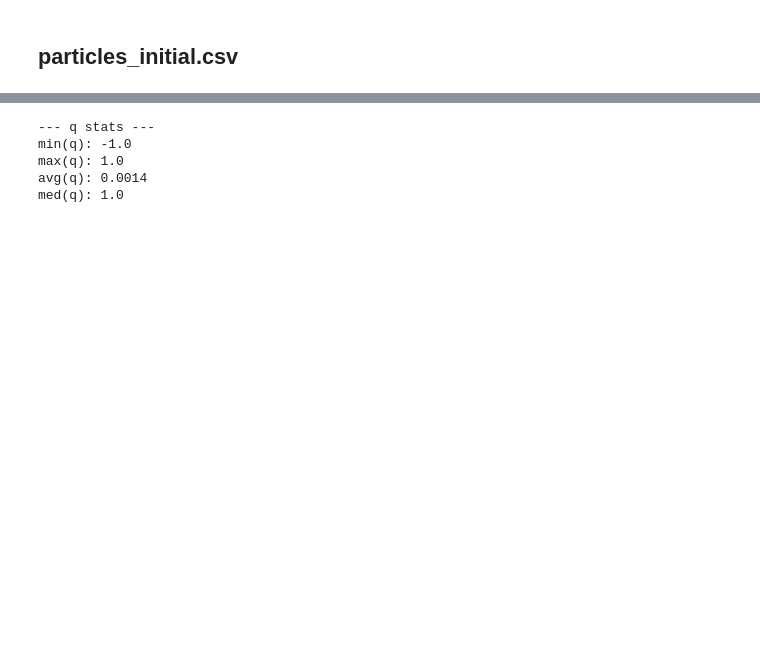
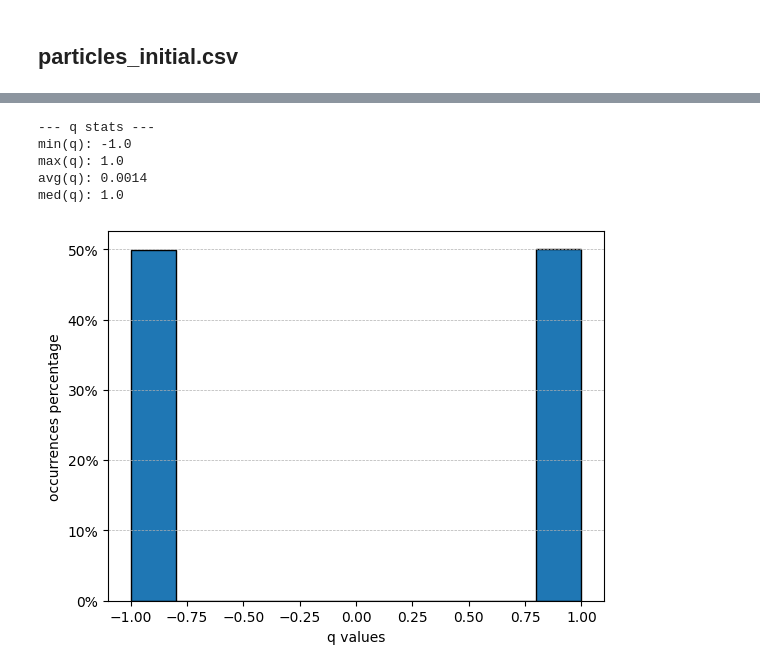
Before and after one commit to P4ndaM1x/engineering-dissertation, a Jupyter notebook: raw_data/exploration.ipynb, the cells around one changed output, grey strips where cells are left out. Cells and saved outputs as stored; diff of their text form; code cells hidden in the pictures; blank space fills up the shorter version.

```diff
--- a/raw_data/exploration.ipynb
+++ b/raw_data/exploration.ipynb
@@ -159,8 +196,10 @@ med(pt): 5.432232618331909
 # %%
 print_basic_stats(particles_initial_df, 'q')
+plot_histogram(particles_initial_df, 'q')
 # %% [output]
 --- q stats ---
 min(q): -1.0
 max(q): 1.0
 avg(q): 0.0014
 med(q): 1.0
+[figure, added]
```
Also changed, not shown: parts of 4 cells of this notebook, 5 other files.
